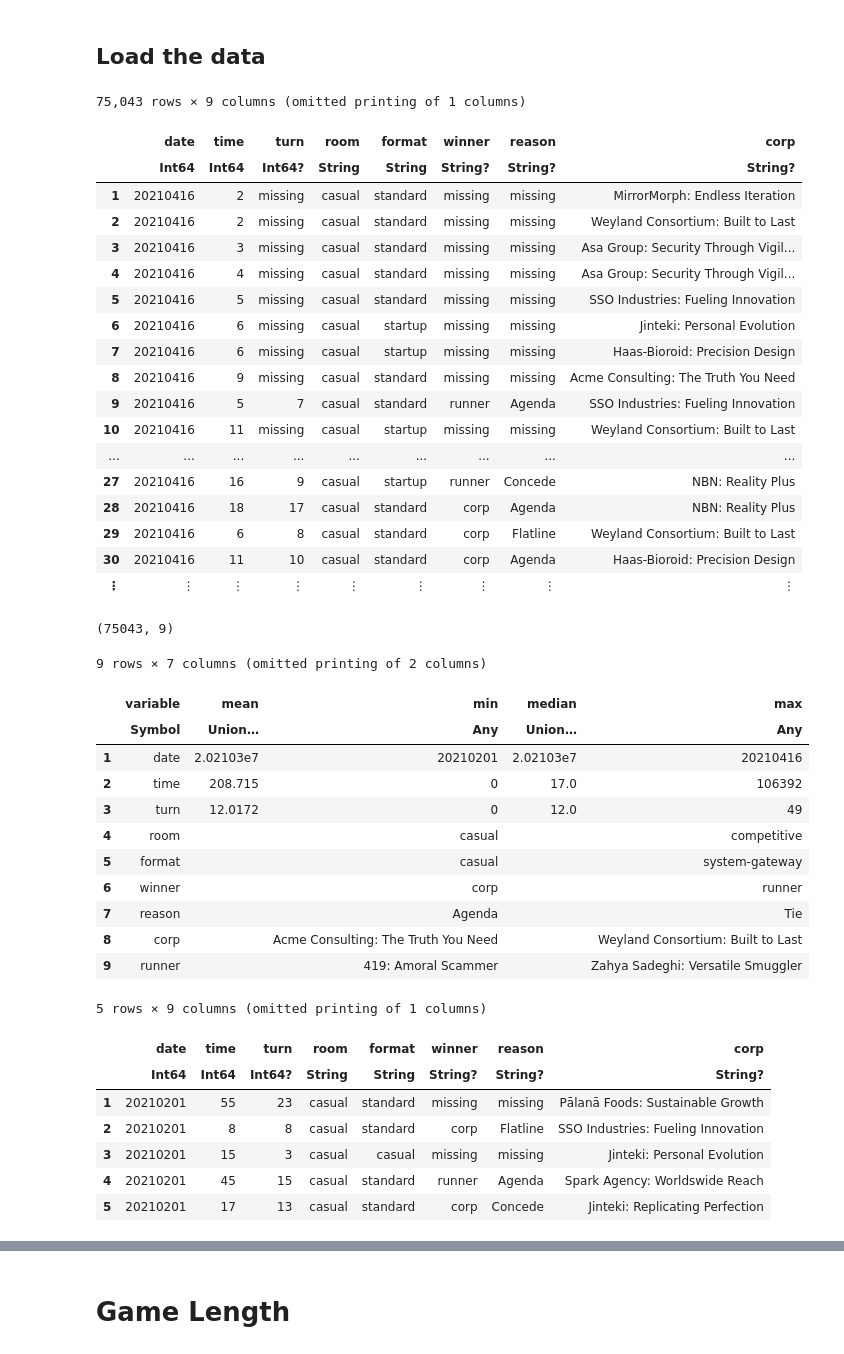
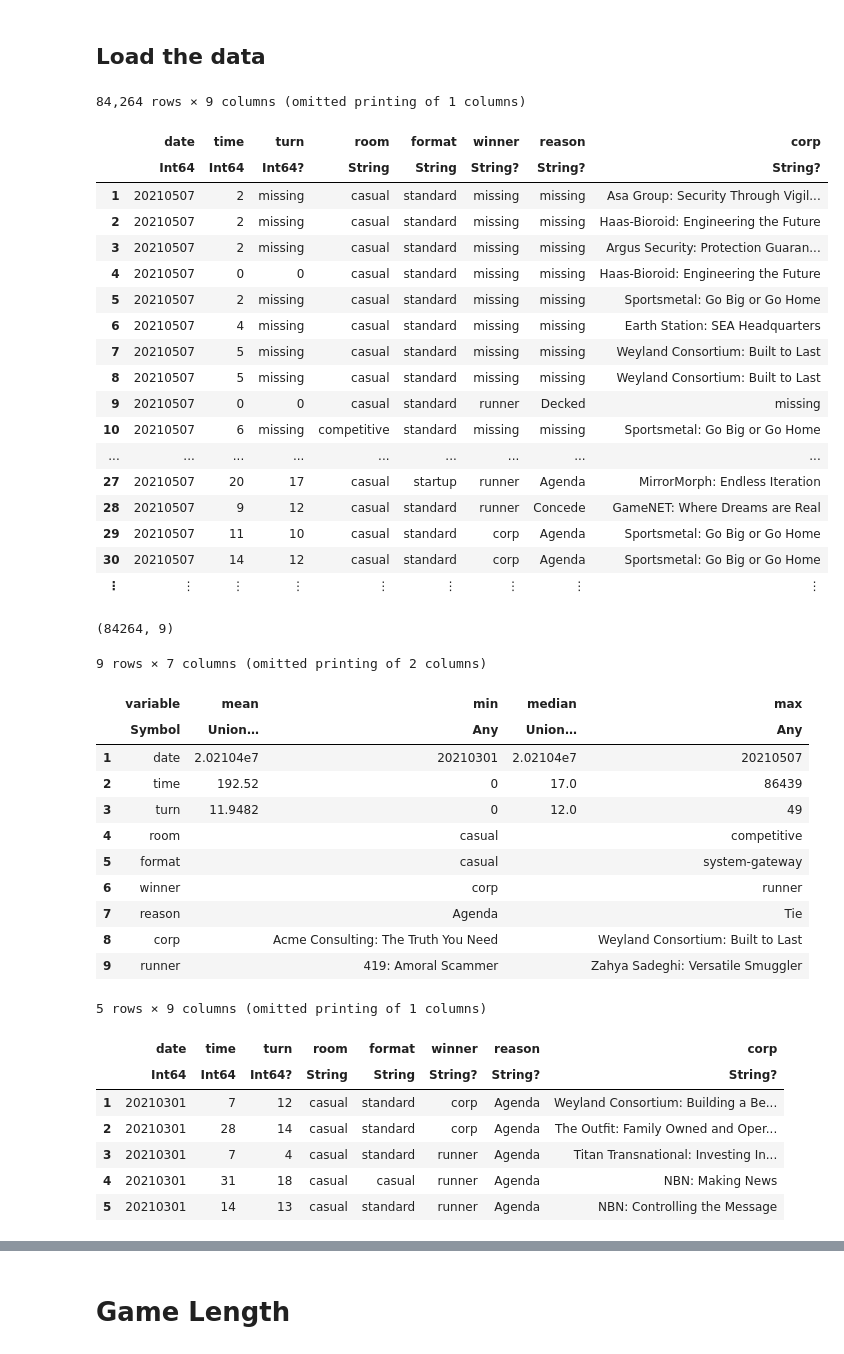
Before and after one commit to jwarwick/netrunner_stats, a Jupyter notebook: game_logs.ipynb, the cells around one changed output, grey strips where cells are left out. Saved outputs shown, nothing was run; the diff lists cells and outputs as text; code cells hidden in the pictures.

Commit message:
Pulled latest game stats

```diff
--- a/game_logs.ipynb
+++ b/game_logs.ipynb
@@ -34,40 +36,40 @@ using StatsPlots;
 # %% [markdown]
 ## Load the data
 # %%
-df = DataFrame(CSV.File("20210416_games.csv"))
+df = DataFrame(CSV.File("20210507_games.csv"))
 # %% [output]
-75,043 rows × 9 columns (omitted printing of 1 columns)
+84,264 rows × 9 columns (omitted printing of 1 columns)
 |  | date | time | turn | room | format | winner | reason | corp |
 |  | Int64 | Int64 | Int64? | String | String | String? | String? | String? |
-| 1 | 20210416 | 2 | missing | casual | standard | missing | missing | MirrorMorph: Endless Iteration |
-| 2 | 20210416 | 2 | missing | casual | standard | missing | missing | Weyland Consortium: Built to Last |
-| 3 | 20210416 | 3 | missing | casual | standard | missing | missing | Asa Group: Security Through Vigil... |
-| 4 | 20210416 | 4 | missing | casual | standard | missing | missing | Asa Group: Security Through Vigil... |
-| 5 | 20210416 | 5 | missing | casual | standard | missing | missing | SSO Industries: Fueling Innovation |
-| 6 | 20210416 | 6 | missing | casual | startup | missing | missing | Jinteki: Personal Evolution |
-| 7 | 20210416 | 6 | missing | casual | startup | missing | missing | Haas-Bioroid: Precision Design |
-| 8 | 20210416 | 9 | missing | casual | standard | missing | missing | Acme Consulting: The Truth You Need |
-| 9 | 20210416 | 5 | 7 | casual | standard | runner | Agenda | SSO Industries: Fueling Innovation |
-| 10 | 20210416 | 11 | missing | casual | startup | missing | missing | Weyland Consortium: Built to Last |
+| 1 | 20210507 | 2 | missing | casual | standard | missing | missing | Asa Group: Security Through Vigil... |
+| 2 | 20210507 | 2 | missing | casual | standard | missing | missing | Haas-Bioroid: Engineering the Future |
+| 3 | 20210507 | 2 | missing | casual | standard | missing | missing | Argus Security: Protection Guaran... |
+| 4 | 20210507 | 0 | 0 | casual | standard | missing | missing | Haas-Bioroid: Engineering the Future |
+| 5 | 20210507 | 2 | missing | casual | standard | missing | missing | Sportsmetal: Go Big or Go Home |
+| 6 | 20210507 | 4 | missing | casual | standard | missing | missing | Earth Station: SEA Headquarters |
+| 7 | 20210507 | 5 | missing | casual | standard | missing | missing | Weyland Consortium: Built to Last |
+| 8 | 20210507 | 5 | missing | casual | standard | missing | missing | Weyland Consortium: Built to Last |
+| 9 | 20210507 | 0 | 0 | casual | standard | runner | Decked | missing |
+| 10 | 20210507 | 6 | missing | competitive | standard | missing | missing | Sportsmetal: Go Big or Go Home |
 | ... | ... | ... | ... | ... | ... | ... | ... | ... |
-| 27 | 20210416 | 16 | 9 | casual | startup | runner | Concede | NBN: Reality Plus |
-| 28 | 20210416 | 18 | 17 | casual | standard | corp | Agenda | NBN: Reality Plus |
-| 29 | 20210416 | 6 | 8 | casual | standard | corp | Flatline | Weyland Consortium: Built to Last |
-| 30 | 20210416 | 11 | 10 | casual | standard | corp | Agenda | Haas-Bioroid: Precision Design |
+| 27 | 20210507 | 20 | 17 | casual | startup | runner | Agenda | MirrorMorph: Endless Iteration |
+| 28 | 20210507 | 9 | 12 | casual | standard | runner | Concede | GameNET: Where Dreams are Real |
+| 29 | 20210507 | 11 | 10 | casual | standard | corp | Agenda | Sportsmetal: Go Big or Go Home |
+| 30 | 20210507 | 14 | 12 | casual | standard | corp | Agenda | Sportsmetal: Go Big or Go Home |
 | ⋮ | ⋮ | ⋮ | ⋮ | ⋮ | ⋮ | ⋮ | ⋮ | ⋮ |
 # %%
 size(df)
 # %% [output]
-(75043, 9)
+(84264, 9)
 # %%
 describe(df)
 # %% [output]
 9 rows × 7 columns (omitted printing of 2 columns)
 |  | variable | mean | min | median | max |
 |  | Symbol | Union… | Any | Union… | Any |
-| 1 | date | 2.02103e7 | 20210201 | 2.02103e7 | 20210416 |
-| 2 | time | 208.715 | 0 | 17.0 | 106392 |
-| 3 | turn | 12.0172 | 0 | 12.0 | 49 |
+| 1 | date | 2.02104e7 | 20210301 | 2.02104e7 | 20210507 |
+| 2 | time | 192.52 | 0 | 17.0 | 86439 |
+| 3 | turn | 11.9482 | 0 | 12.0 | 49 |
 | 4 | room |  | casual |  | competitive |
 | 5 | format |  | casual |  | system-gateway |
 | 6 | winner |  | corp |  | runner |
@@ -80,11 +82,11 @@ last(df, 5)
 5 rows × 9 columns (omitted printing of 1 columns)
 |  | date | time | turn | room | format | winner | reason | corp |
 |  | Int64 | Int64 | Int64? | String | String | String? | String? | String? |
-| 1 | 20210201 | 55 | 23 | casual | standard | missing | missing | Pālanā Foods: Sustainable Growth |
-| 2 | 20210201 | 8 | 8 | casual | standard | corp | Flatline | SSO Industries: Fueling Innovation |
-| 3 | 20210201 | 15 | 3 | casual | casual | missing | missing | Jinteki: Personal Evolution |
-| 4 | 20210201 | 45 | 15 | casual | standard | runner | Agenda | Spark Agency: Worldswide Reach |
-| 5 | 20210201 | 17 | 13 | casual | standard | corp | Concede | Jinteki: Replicating Perfection |
+| 1 | 20210301 | 7 | 12 | casual | standard | corp | Agenda | Weyland Consortium: Building a Be... |
+| 2 | 20210301 | 28 | 14 | casual | standard | corp | Agenda | The Outfit: Family Owned and Oper... |
+| 3 | 20210301 | 7 | 4 | casual | standard | runner | Agenda | Titan Transnational: Investing In... |
+| 4 | 20210301 | 31 | 18 | casual | casual | runner | Agenda | NBN: Making News |
+| 5 | 20210301 | 14 | 13 | casual | standard | runner | Agenda | NBN: Controlling the Message |
 # %%
 missing_corp = length(findall(x -> ismissing(x), df.corp))
 # %% [output]
```
Also changed, not shown: parts of 20 cells of this notebook, 2 other files.
